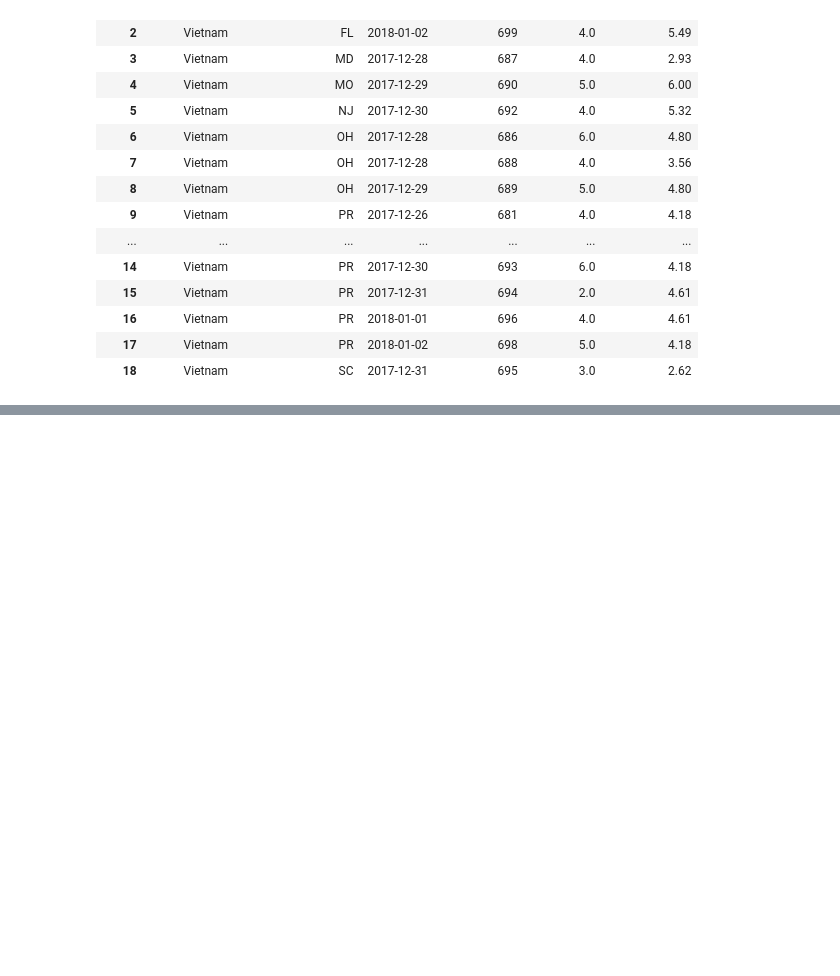
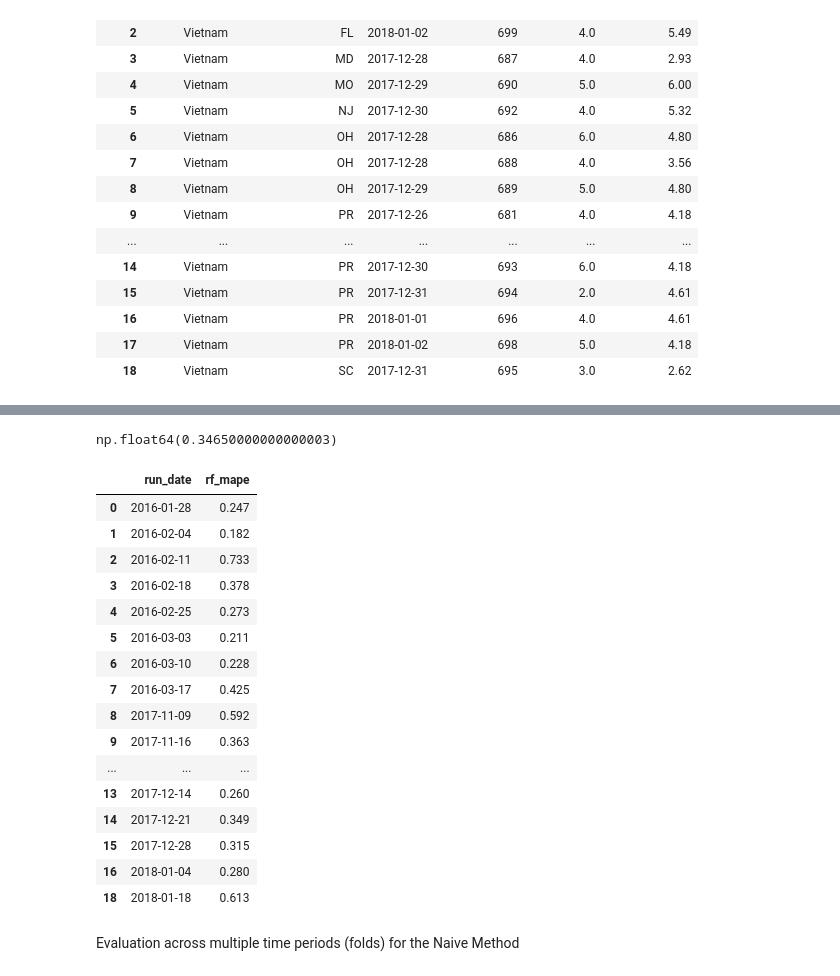
Before and after one commit to wpbSabi/deliveries, a Jupyter notebook: notebooks/03_deliveries_model.ipynb, the cells around one changed output, grey strips where cells are left out. Cells and saved outputs as stored; diff of their text form; code cells hidden in the pictures; blank space fills up the shorter version.

```diff
--- a/notebooks/03_deliveries_model.ipynb
+++ b/notebooks/03_deliveries_model.ipynb
@@ -537,0 +606,32 @@ summary_pivot
+# %%
+# remove outliers from rf_mape_df and average the rest
+# q_low = rf_mape_df['rf_mape'].quantile(0.01)
+q_high = rf_mape_df['rf_mape'].quantile(0.99)
+rf_mape_df_filtered = rf_mape_df[(rf_mape_df['rf_mape'] <= q_high)]
+# rf_mape_df_filtered = rf_mape_df[(rf_mape_df['rf_mape'] >= q_low) & (rf_mape_df['rf_mape'] <= q_high)]
+rf_mape_avg = rf_mape_df_filtered['rf_mape'].mean()
+rf_mape_avg
+# %% [output]
+np.float64(0.34650000000000003)
+# %%
+display(rf_mape_df_filtered)
+# %% [output]
+|  | run_date | rf_mape |
+| 0 | 2016-01-28 | 0.247 |
+| 1 | 2016-02-04 | 0.182 |
+| 2 | 2016-02-11 | 0.733 |
+| 3 | 2016-02-18 | 0.378 |
+| 4 | 2016-02-25 | 0.273 |
+| 5 | 2016-03-03 | 0.211 |
+| 6 | 2016-03-10 | 0.228 |
+| 7 | 2016-03-17 | 0.425 |
+| 8 | 2017-11-09 | 0.592 |
+| 9 | 2017-11-16 | 0.363 |
+| ... | ... | ... |
+| 13 | 2017-12-14 | 0.260 |
+| 14 | 2017-12-21 | 0.349 |
+| 15 | 2017-12-28 | 0.315 |
+| 16 | 2018-01-04 | 0.280 |
+| 18 | 2018-01-18 | 0.613 |
+# %% [markdown]
+Evaluation across multiple time periods (folds) for the Naive Method
```
Also changed, not shown: parts of 17 cells of this notebook, 1 other file.
